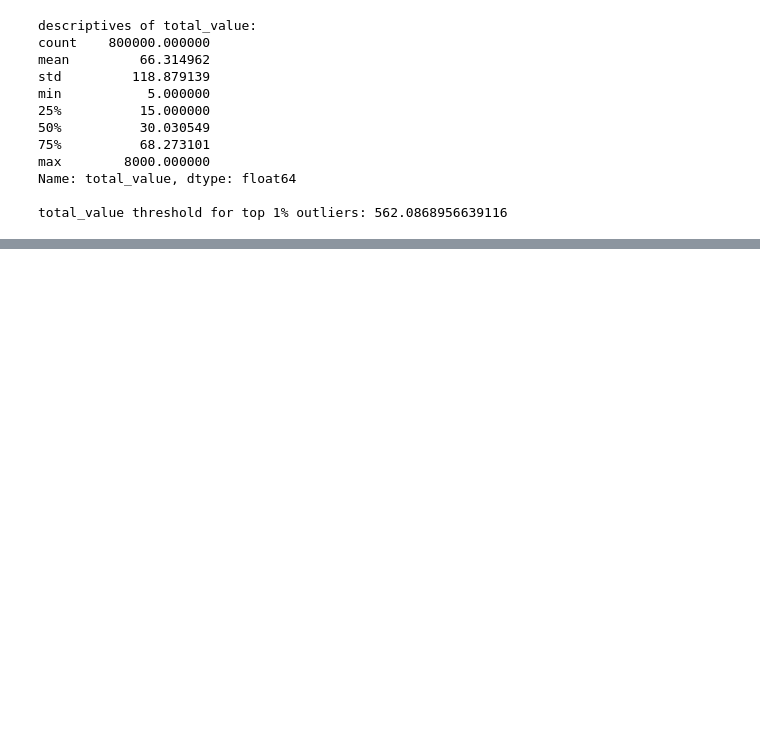
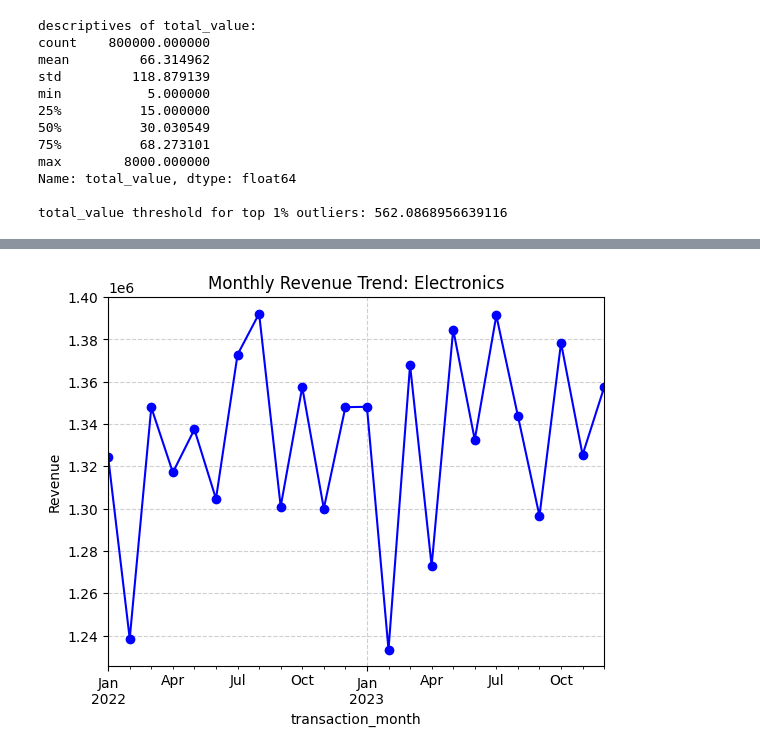
Before and after one commit to douglashdutra/retail-data-engineering-platform, a Jupyter notebook: notebooks/01_eda_retail.ipynb, the cells around one changed output, grey strips where cells are left out. Cells and saved outputs as stored; diff of their text form; code cells hidden in the pictures; blank space fills up the shorter version.

```diff
--- a/notebooks/01_eda_retail.ipynb
+++ b/notebooks/01_eda_retail.ipynb
@@ -268,0 +324,15 @@ Toys                           1.49
+# %%
+## Now, check trend analysis by product_category
+
+monthly_electronics_trend = (
+    df.query("product_category == 'Electronics'")
+    .groupby('transaction_month')['total_value']
+    .sum()
+)
+
+monthly_electronics_trend.plot(kind='line', marker='o', color='blue')
+plt.title('Monthly Revenue Trend: Electronics')
+plt.ylabel('Revenue')
+plt.grid(True, linestyle='--', alpha=0.6)
+# %% [output]
+[figure, added]
```
Also changed, not shown: parts of 7 cells of this notebook.
